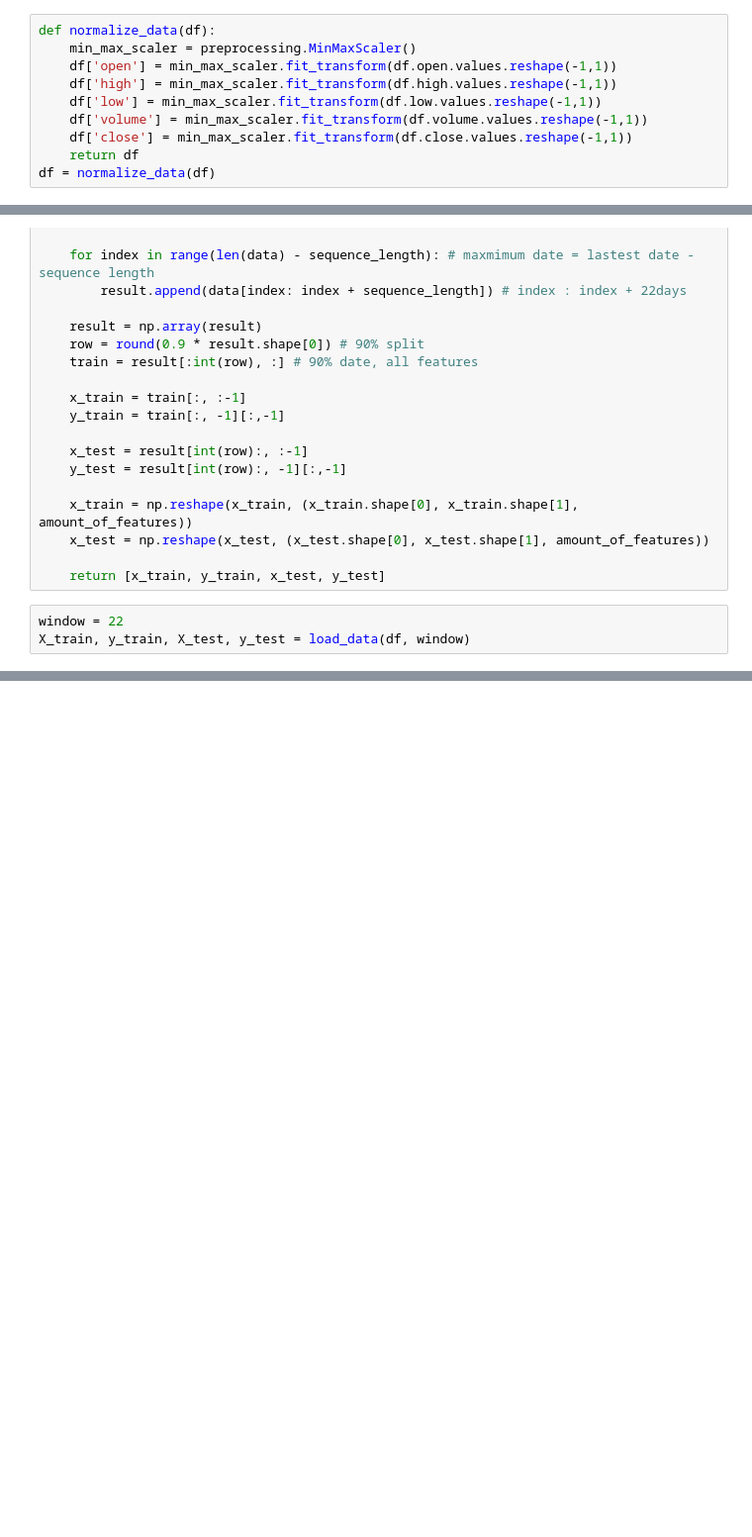
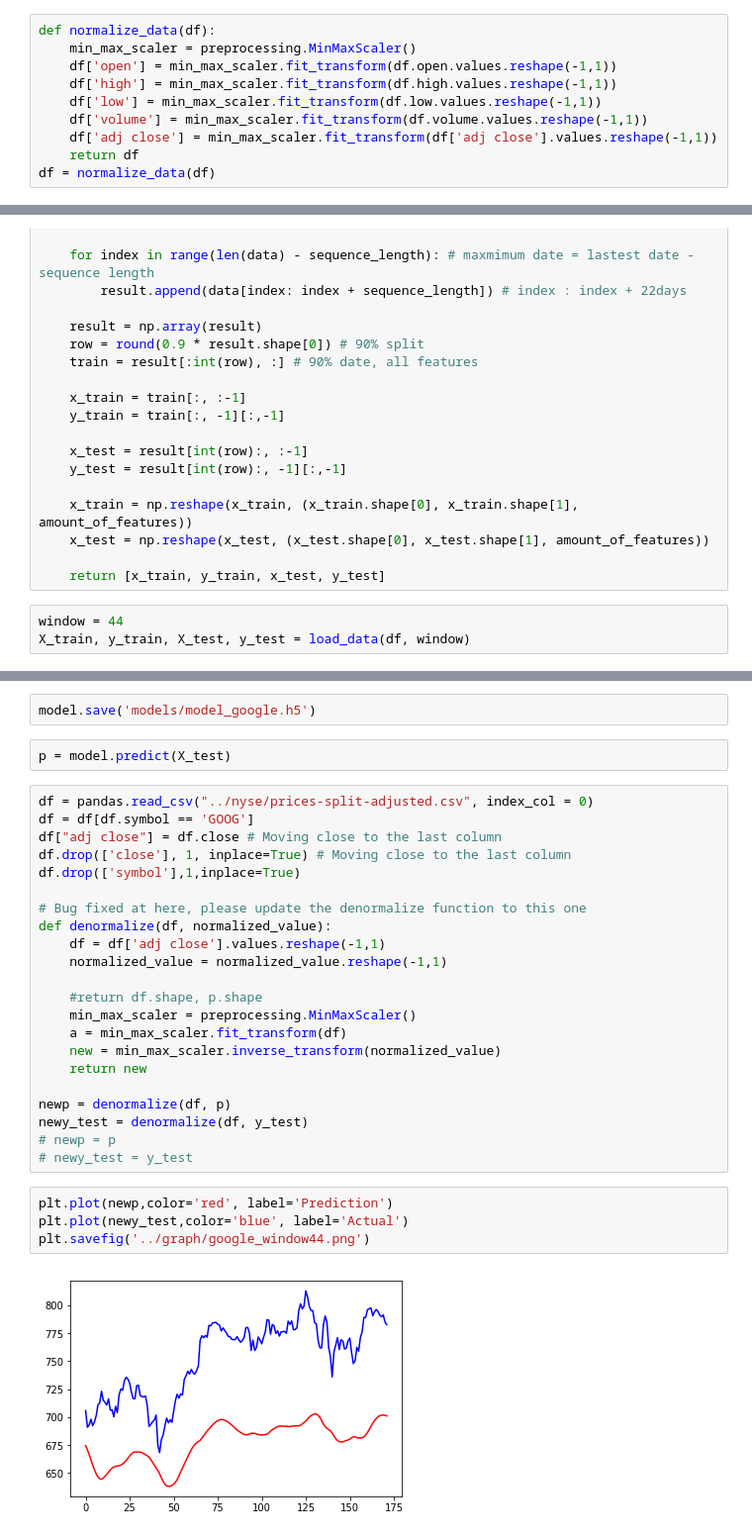
Before and after one commit to brucepang/Stock-Prediction, a Jupyter notebook: Predict.ipynb, the cells around one changed output, grey strips where cells are left out. Shown: that part at 99% size. Cells and saved outputs as stored; diff of their text form; blank space fills up the shorter version.

```diff
--- a/Predict.ipynb
+++ b/Predict.ipynb
@@ -50,7 +60,7 @@ def normalize_data(df):
     df['high'] = min_max_scaler.fit_transform(df.high.values.reshape(-1,1))
     df['low'] = min_max_scaler.fit_transform(df.low.values.reshape(-1,1))
     df['volume'] = min_max_scaler.fit_transform(df.volume.values.reshape(-1,1))
-    df['close'] = min_max_scaler.fit_transform(df.close.values.reshape(-1,1))
+    df['adj close'] = min_max_scaler.fit_transform(df['adj close'].values.reshape(-1,1))
     return df
 df = normalize_data(df)
 # %%
@@ -78,7 +88,7 @@ def load_data(stock, seq_len):
 
     return [x_train, y_train, x_test, y_test]
 # %%
-window = 22
+window = 44
 X_train, y_train, X_test, y_test = load_data(df, window)
 # %%
 model = build_model([5,window,1])
@@ -92,0 +118,32 @@ KeyboardInterrupt:
+# %%
+model.save('models/model_google.h5')
+# %%
+p = model.predict(X_test)
+# %%
+df = pandas.read_csv("../nyse/prices-split-adjusted.csv", index_col = 0)
+df = df[df.symbol == 'GOOG']
+df["adj close"] = df.close # Moving close to the last column
+df.drop(['close'], 1, inplace=True) # Moving close to the last column
+df.drop(['symbol'],1,inplace=True)
+
+# Bug fixed at here, please update the denormalize function to this one
+def denormalize(df, normalized_value):
+    df = df['adj close'].values.reshape(-1,1)
+    normalized_value = normalized_value.reshape(-1,1)
+
+    #return df.shape, p.shape
+    min_max_scaler = preprocessing.MinMaxScaler()
+    a = min_max_scaler.fit_transform(df)
+    new = min_max_scaler.inverse_transform(normalized_value)
+    return new
+
+newp = denormalize(df, p)
+newy_test = denormalize(df, y_test)
+# newp = p
+# newy_test = y_test
+# %%
+plt.plot(newp,color='red', label='Prediction')
+plt.plot(newy_test,color='blue', label='Actual')
+plt.savefig('../graph/google_window44.png')
+# %% [output]
+[figure, added]
```
Also changed, not shown: parts of 8 cells of this notebook, 9 other files.
